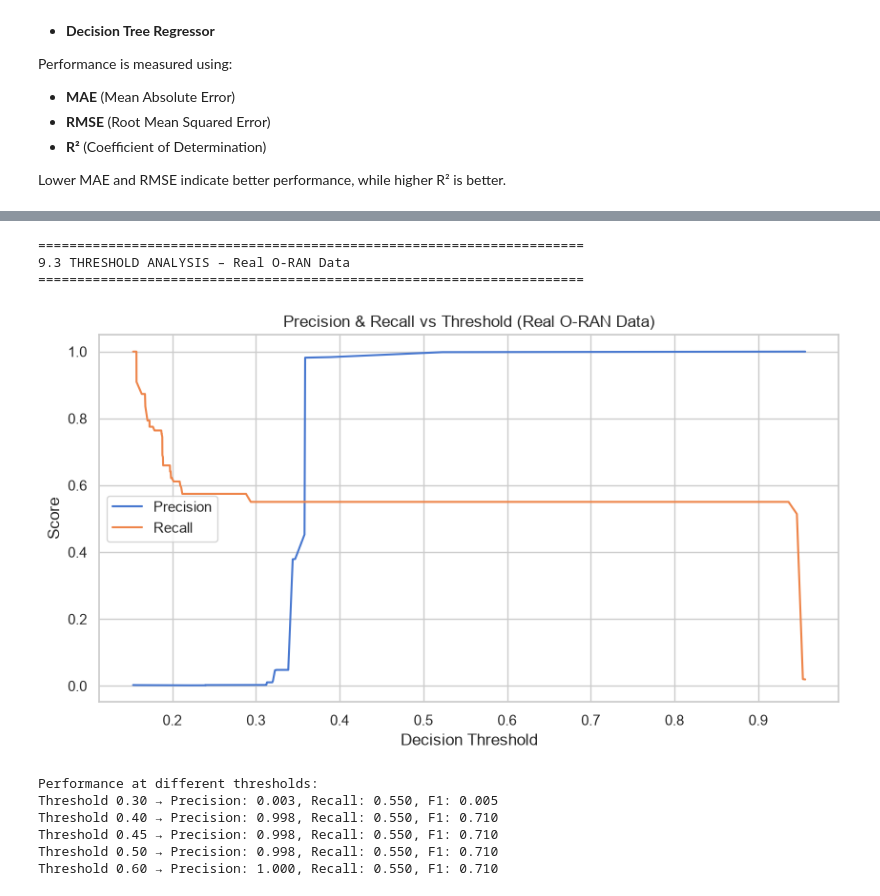
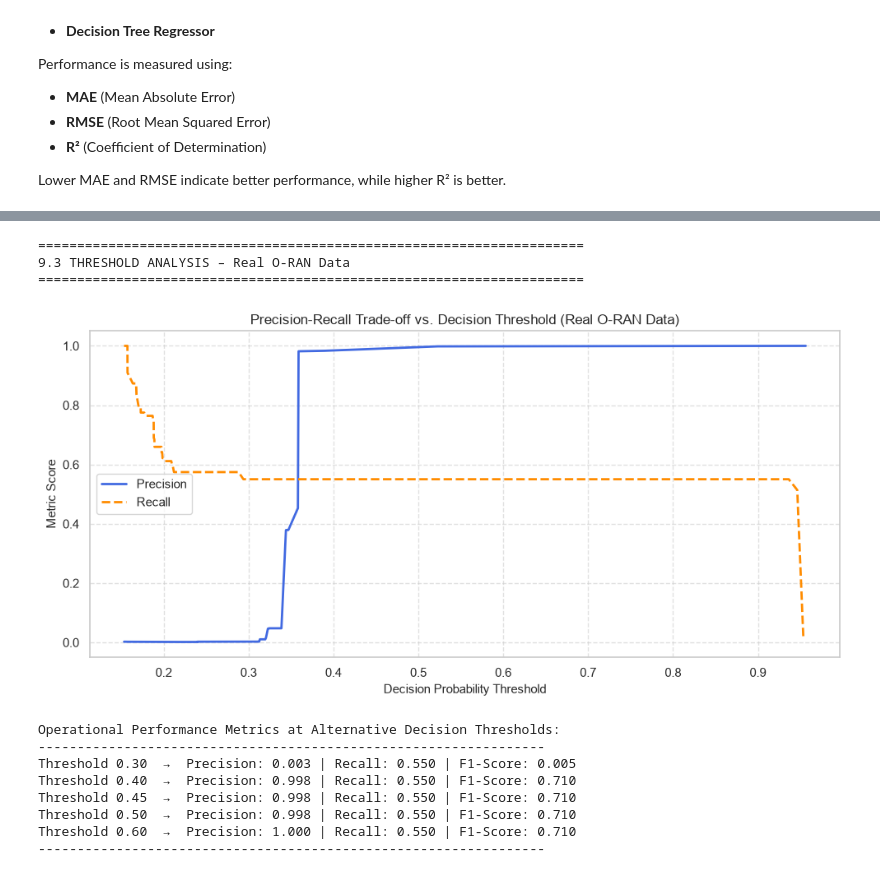
Before and after one commit to xtinbird/Final-Report-Predictive--Spatial-Spectrum-Management--in-Broadband-Wireless-Networks, a Jupyter notebook: Capstone_Final_and_Model_Comparision.ipynb, the cells around one changed output, grey strips where cells are left out. Saved outputs shown, nothing was run; the diff lists cells and outputs as text; code cells hidden in the pictures.

```diff
--- a/Capstone_Final_and_Model_Comparision.ipynb
+++ b/Capstone_Final_and_Model_Comparision.ipynb
@@ -1486,44 +2033,50 @@ This behavior is valuable in a real network: high precision means the system rar
 # %%
 # ============================================================
 # 9.3 Threshold Analysis on Real Data
 # ============================================================
 
-print("="*70)
+print("=" * 70)
 print("9.3 THRESHOLD ANALYSIS – Real O-RAN Data")
-print("="*70)
+print("=" * 70)
 
-# Use the model trained on the 3 common features
+# Extract predicted probabilities for the positive class (High Risk) using common features model
 y_real_proba = rf_common.predict_proba(X_real_scaled)[:, 1]
 
-# Precision-Recall vs Threshold plot
+# Compute Precision-Recall curve across continuous decision thresholds
 precisions, recalls, thresholds = precision_recall_curve(y_real, y_real_proba)
 
+# Visualization: Precision & Recall Trade-off Curve
 plt.figure(figsize=(10, 5))
-plt.plot(thresholds, precisions[:-1], label="Precision")
-plt.plot(thresholds, recalls[:-1], label="Recall")
-plt.xlabel("Decision Threshold")
-plt.ylabel("Score")
-plt.title("Precision & Recall vs Threshold (Real O-RAN Data)")
-plt.legend()
-plt.grid(True)
+plt.plot(thresholds, precisions[:-1], label="Precision", color="royalblue", linewidth=2.0)
+plt.plot(thresholds, recalls[:-1], label="Recall", color="darkorange", linestyle="--", linewidth=2.0)
+plt.xlabel("Decision Probability Threshold", fontsize=11)
+plt.ylabel(icode := "Metric Score", fontsize=11)
+plt.title("Precision-Recall Trade-off vs. Decision Threshold (Real O-RAN Data)", fontsize=12)
+plt.legend(loc="best", frameon=True)
+plt.grid(True, linestyle="--", alpha=0.6)
+plt.tight_layout()
 plt.show()
 
-# Test multiple thresholds
-print("Performance at different thresholds:")
+# Evaluate operational performance metrics across multiple decision thresholds
+print("\nOperational Performance Metrics at Alternative Decision Thresholds:")
+print("-" * 65)
 for t in [0.30, 0.40, 0.45, 0.50, 0.60]:
     y_pred_t = (y_real_proba >= t).astype(int)
     p = precision_score(y_real, y_pred_t, zero_division=0)
     r = recall_score(y_real, y_pred_t, zero_division=0)
     f = f1_score(y_real, y_pred_t, zero_division=0)
-    print(f"Threshold {t:.2f} → Precision: {p:.3f}, Recall: {r:.3f}, F1: {f:.3f}")
+    print(f"Threshold {t:.2f}  →  Precision: {p:.3f} | Recall: {r:.3f} | F1-Score: {f:.3f}")
+print("-" * 65)
 # %% [output]
 ======================================================================
 9.3 THRESHOLD ANALYSIS – Real O-RAN Data
 ======================================================================
-[figure, old version]
+[figure, new version]
-Performance at different thresholds:
-Threshold 0.30 → Precision: 0.003, Recall: 0.550, F1: 0.005
-Threshold 0.40 → Precision: 0.998, Recall: 0.550, F1: 0.710
-Threshold 0.45 → Precision: 0.998, Recall: 0.550, F1: 0.710
-Threshold 0.50 → Precision: 0.998, Recall: 0.550, F1: 0.710
-Threshold 0.60 → Precision: 1.000, Recall: 0.550, F1: 0.710
+Operational Performance Metrics at Alternative Decision Thresholds:
+-----------------------------------------------------------------
+Threshold 0.30  →  Precision: 0.003 | Recall: 0.550 | F1-Score: 0.005
+Threshold 0.40  →  Precision: 0.998 | Recall: 0.550 | F1-Score: 0.710
+Threshold 0.45  →  Precision: 0.998 | Recall: 0.550 | F1-Score: 0.710
+Threshold 0.50  →  Precision: 0.998 | Recall: 0.550 | F1-Score: 0.710
+Threshold 0.60  →  Precision: 1.000 | Recall: 0.550 | F1-Score: 0.710
+-----------------------------------------------------------------
```
Also changed, not shown: parts of 111 cells of this notebook.
